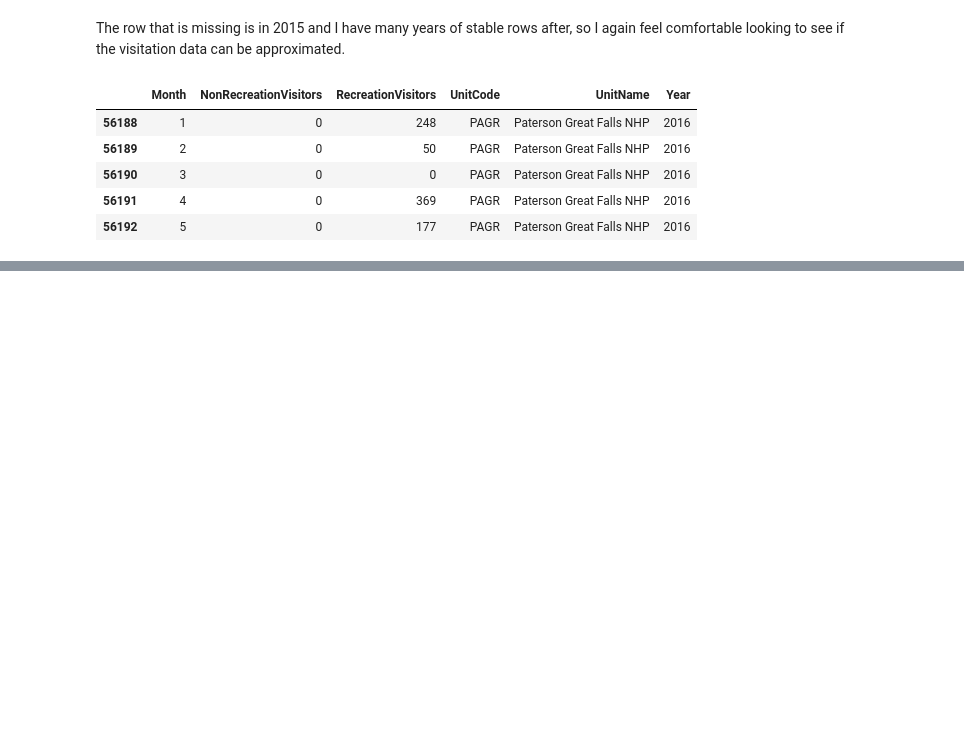
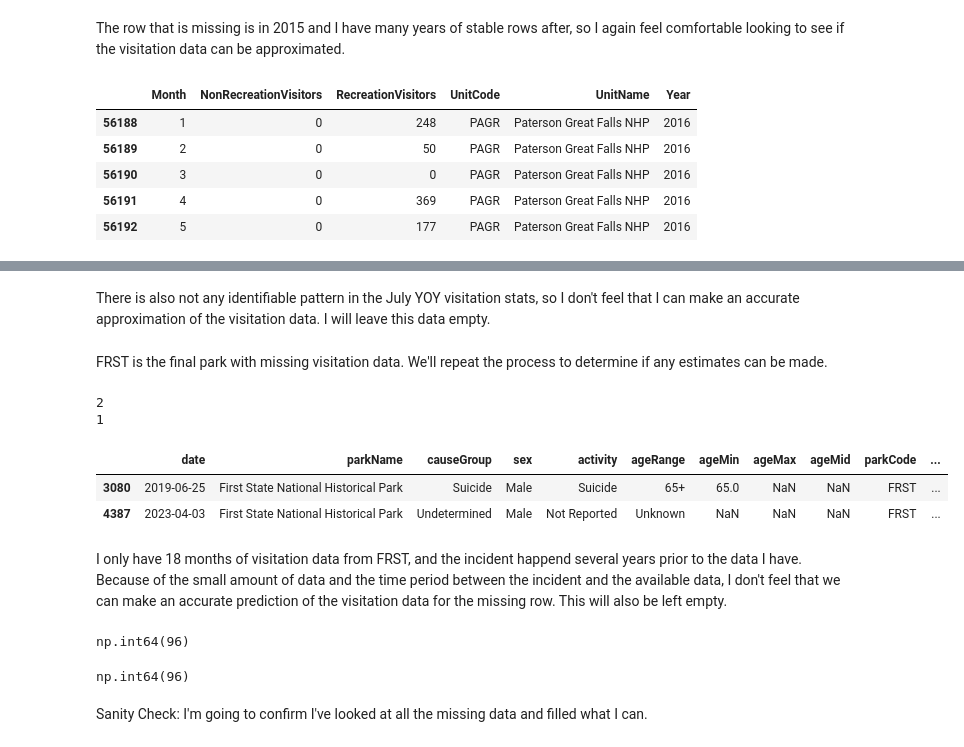
Before and after one commit to jeccalong/NPS_mini_project, a Jupyter notebook: Notebooks/NPS_mini_project.ipynb, the cells around one changed output, grey strips where cells are left out. Cells and saved outputs as stored; diff of their text form; code cells hidden in the pictures; blank space fills up the shorter version.

Commit message:
finished filling visitation rows from NPS data

```diff
--- a/Notebooks/NPS_mini_project.ipynb
+++ b/Notebooks/NPS_mini_project.ipynb
@@ -2573,0 +2653,38 @@ pagr_data.head()
+# %% [markdown]
+There is also not any identifiable pattern in the July YOY visitation stats, so I don't feel that I can make an accurate approximation of the visitation data. I will leave this data empty.
+# %% [markdown]
+FRST is the final park with missing visitation data. We'll repeat the process to determine if any estimates can be made.
+# %%
+# Filter for FRST rows
+frst_rows = df_with_visits[df_with_visits["UnitCode"] == ("FRST")]
+
+# Count missing values in RecreationVisitors and NonRecreationVisitors
+missing_recreation = frst_rows["RecreationVisitors"].isna().sum()
+missing_nonrecreation = frst_rows["NonRecreationVisitors"].isna().sum()
+
+# Total number of FRST rows for context
+total_frst = len(frst_rows)
+
+print(f"{total_frst}")
+print(f"{missing_recreation}")
+# %% [output]
+2
+1
+# %%
+frst_rows.head()
+# %% [output]
+|  | date | parkName | causeGroup | sex | activity | ageRange | ageMin | ageMax | ageMid | parkCode | ... |
+| 3080 | 2019-06-25 | First State National Historical Park | Suicide | Male | Suicide | 65+ | 65.0 | NaN | NaN | FRST | ... |
+| 4387 | 2023-04-03 | First State National Historical Park | Undetermined | Male | Not Reported | Unknown | NaN | NaN | NaN | FRST | ... |
+# %% [markdown]
+I only have 18 months of visitation data from FRST, and the incident happend several years prior to the data I have. Because of the small amount of data and the time period between the incident and the available data, I don't feel that we can make an accurate prediction of the visitation data for the missing row. This will also be left empty.
+# %%
+df_with_visits["RecreationVisitors"].isna().sum()
+# %% [output]
+np.int64(96)
+# %%
+df_with_visits["NonRecreationVisitors"].isna().sum()
+# %% [output]
+np.int64(96)
+# %% [markdown]
+Sanity Check: I'm going to confirm I've looked at all the missing data and filled what I can.
```
Also changed, not shown: parts of 21 cells of this notebook.
